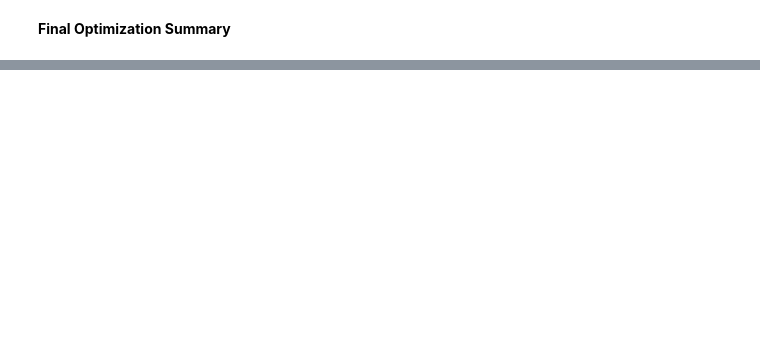
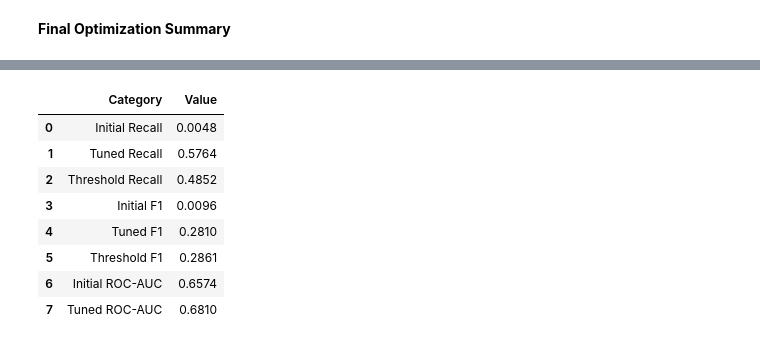
Before and after one commit to bahmedx/730, a Jupyter notebook: Real_World_AI_Driven_Analytics_Project_Part_2.ipynb, the cells around one changed output, grey strips where cells are left out. Saved outputs shown, nothing was run; the diff lists cells and outputs as text; code cells hidden in the pictures; blank space fills up the shorter version.

```diff
--- a/Real_World_AI_Driven_Analytics_Project_Part_2.ipynb
+++ b/Real_World_AI_Driven_Analytics_Project_Part_2.ipynb
@@ -2229,0 +1977,39 @@ display(
+# %%
+# ============================================================
+# Final Optimization Summary
+# ============================================================
+
+summary_df = pd.DataFrame({
+    "Category": [
+        "Initial Recall",
+        "Tuned Recall",
+        "Threshold Recall",
+        "Initial F1",
+        "Tuned F1",
+        "Threshold F1",
+        "Initial ROC-AUC",
+        "Tuned ROC-AUC"
+    ],
+    "Value": [
+        round(recall, 4),
+        round(tuned_recall, 4),
+        round(threshold_recall, 4),
+        round(f1, 4),
+        round(tuned_f1, 4),
+        round(threshold_f1, 4),
+        round(roc_auc, 4),
+        round(tuned_roc_auc, 4)
+    ]
+})
+
+display(summary_df)
+# %% [output]
+|  | Category | Value |
+| 0 | Initial Recall | 0.0048 |
+| 1 | Tuned Recall | 0.5764 |
+| 2 | Threshold Recall | 0.4852 |
+| 3 | Initial F1 | 0.0096 |
+| 4 | Tuned F1 | 0.2810 |
+| 5 | Threshold F1 | 0.2861 |
+| 6 | Initial ROC-AUC | 0.6574 |
+| 7 | Tuned ROC-AUC | 0.6810 |
```
Also changed, not shown: parts of 29 cells of this notebook.
